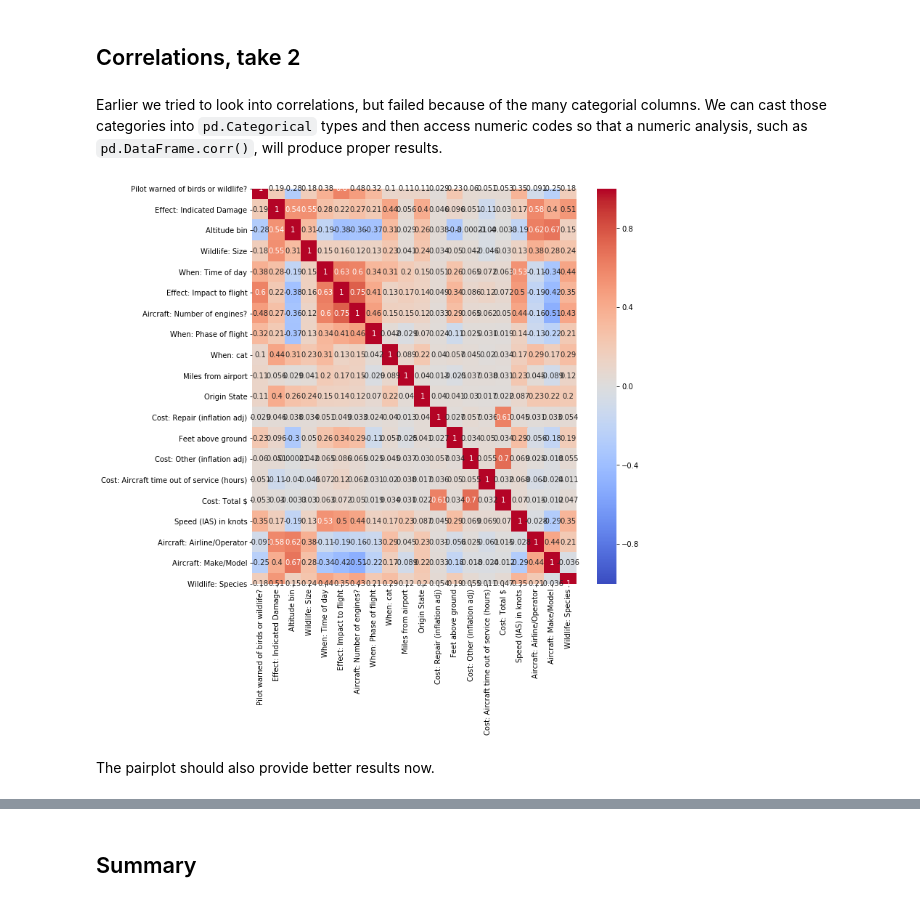
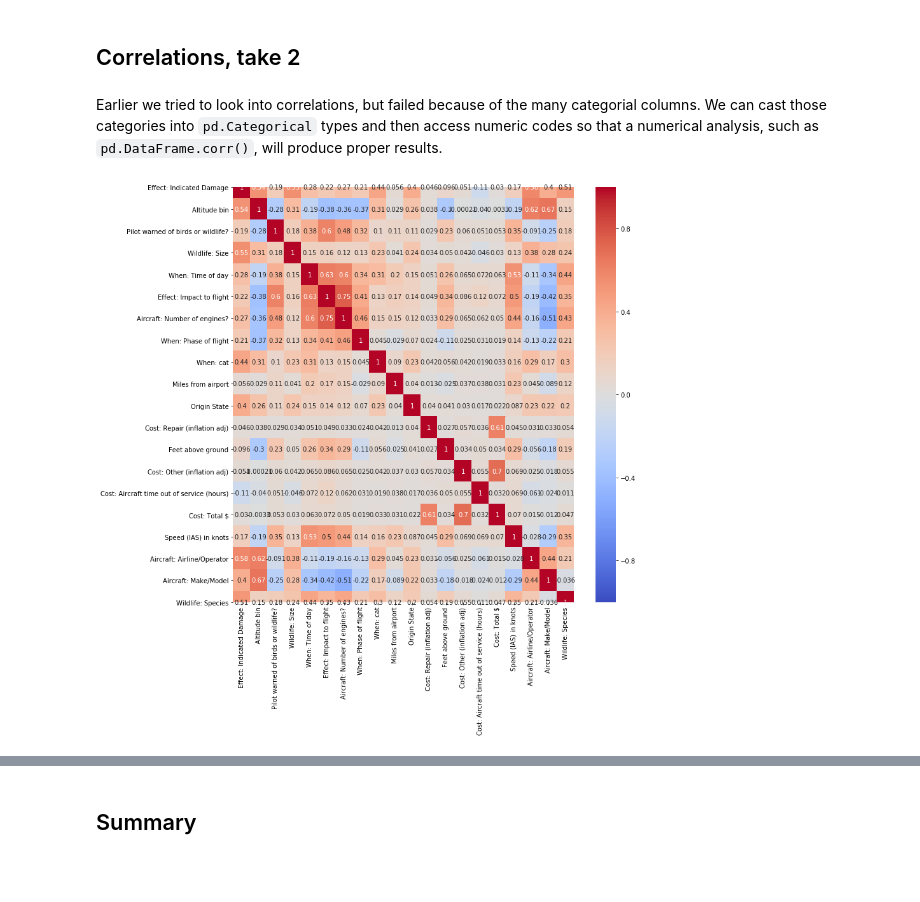
Before and after one commit to mikhas/sully, a Jupyter notebook: 00_eda.ipynb, the cells around one changed output, grey strips where cells are left out. Saved outputs shown, nothing was run; the diff lists cells and outputs as text; code cells hidden in the pictures; blank space fills up the shorter version.

Commit message:
sully: more correlations

```diff
--- a/00_eda.ipynb
+++ b/00_eda.ipynb
@@ -377,7 +377,7 @@ Flying later in the afternoon or (late) in the evening increases risk of bird st
 # %% [markdown]
 ## Correlations, take 2
 # %% [markdown]
-Earlier we tried to look into correlations, but failed because of the many categorial columns. We can cast those categories into `pd.Categorical` types and then access numeric codes so that a numeric analysis, such as `pd.DataFrame.corr()`, will produce proper results.
+Earlier we tried to look into correlations, but failed because of the many categorial columns. We can cast those categories into `pd.Categorical` types and then access numeric codes so that a numerical analysis, such as `pd.DataFrame.corr()`, will produce proper results.
 # %%
 #export
 def makeCatCodes(data:pd.DataFrame, columns:list)->pd.DataFrame:
@@ -386,14 +386,12 @@ def makeCatCodes(data:pd.DataFrame, columns:list)->pd.DataFrame:
 
     codes = {}
     for col in columns:
-        codes[col] = data_tod[col].cat.codes
+        codes[col] = data[col].cat.codes
 
     return pd.DataFrame(codes)
 # %%
 data_cc = makeCatCodes(data_tod, findCategoricalCandidates(data_tod)['name'])
-fig, ax = plt.subplots(figsize=(10,10))
+fig, ax = plt.subplots(figsize=(12,12))
 sns.heatmap(data_cc.corr(), vmin=-1, vmax=1, cmap='coolwarm', annot=True, ax=ax);
 # %% [output]
-[figure, old version]
+[figure, new version]
-# %% [markdown]
-The pairplot should also provide better results now.
```
Also changed, not shown: parts of 8 cells of this notebook.
